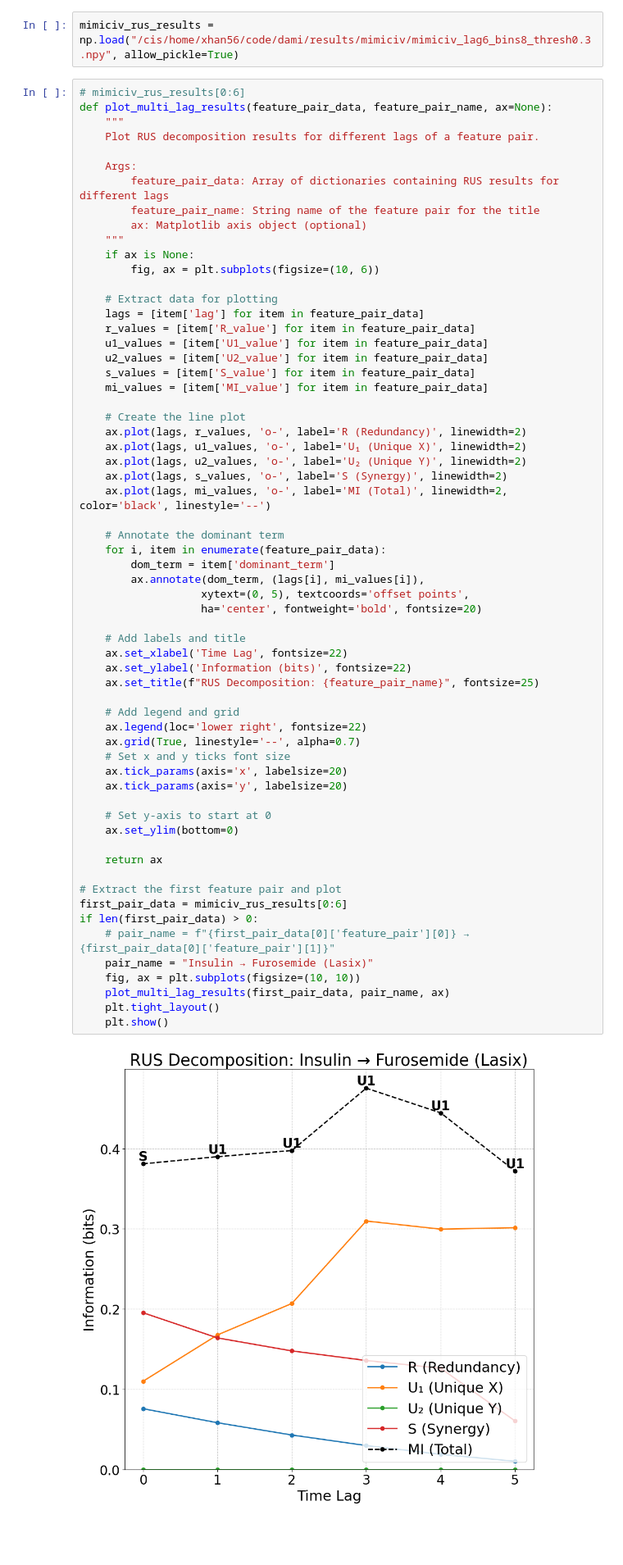
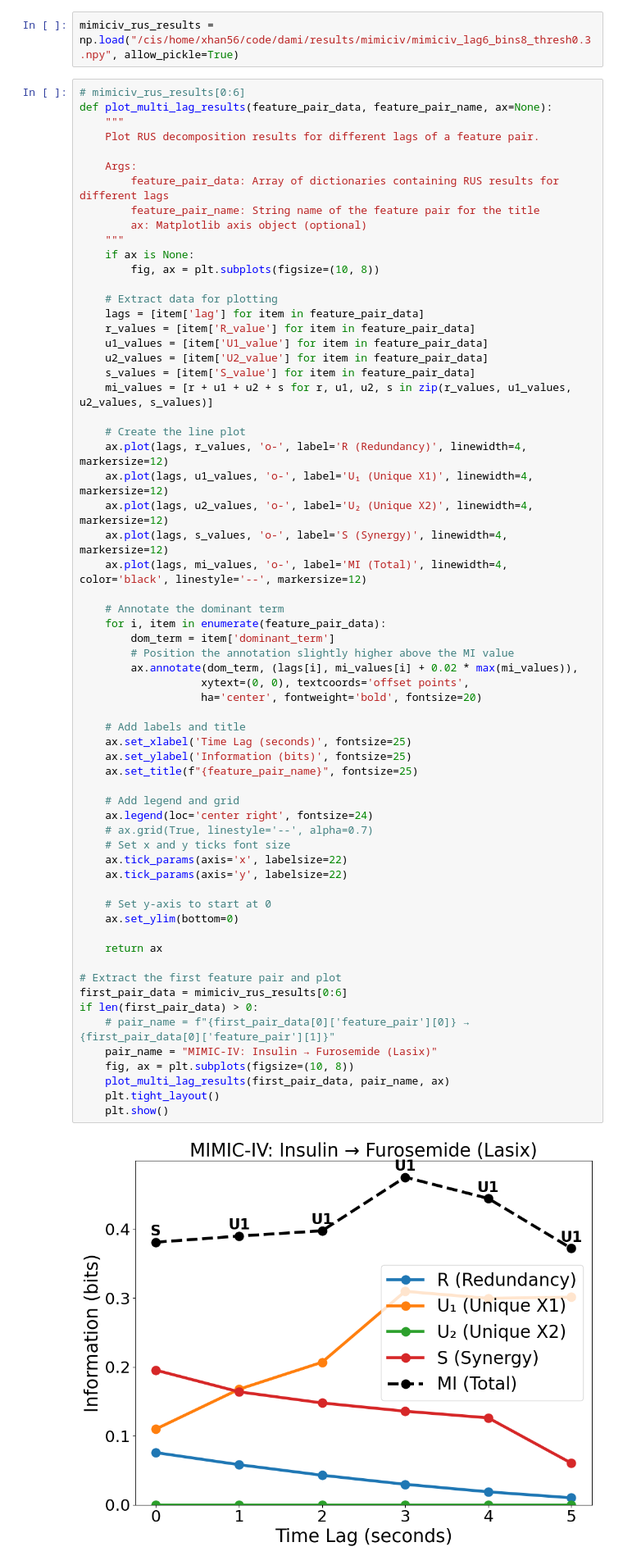
Before and after one commit to aaronhan223/dami, a Jupyter notebook: src/plots/analyze_mimiciv_rus.ipynb, the cells around one changed output. Shown at 82% size. Saved outputs shown, nothing was run; the diff lists cells and outputs as text; blank space fills up the shorter version.

Commit message:
updated plot functions

```diff
--- a/src/plots/analyze_mimiciv_rus.ipynb
+++ b/src/plots/analyze_mimiciv_rus.ipynb
@@ -181,55 +181,56 @@ def plot_multi_lag_results(feature_pair_data, feature_pair_name, ax=None):
         ax: Matplotlib axis object (optional)
     """
     if ax is None:
-        fig, ax = plt.subplots(figsize=(10, 6))
+        fig, ax = plt.subplots(figsize=(10, 8))
 
     # Extract data for plotting
     lags = [item['lag'] for item in feature_pair_data]
     r_values = [item['R_value'] for item in feature_pair_data]
     u1_values = [item['U1_value'] for item in feature_pair_data]
     u2_values = [item['U2_value'] for item in feature_pair_data]
     s_values = [item['S_value'] for item in feature_pair_data]
-    mi_values = [item['MI_value'] for item in feature_pair_data]
+    mi_values = [r + u1 + u2 + s for r, u1, u2, s in zip(r_values, u1_values, u2_values, s_values)]
 
     # Create the line plot
-    ax.plot(lags, r_values, 'o-', label='R (Redundancy)', linewidth=2)
-    ax.plot(lags, u1_values, 'o-', label='U₁ (Unique X)', linewidth=2)
-    ax.plot(lags, u2_values, 'o-', label='U₂ (Unique Y)', linewidth=2)
-    ax.plot(lags, s_values, 'o-', label='S (Synergy)', linewidth=2)
-    ax.plot(lags, mi_values, 'o-', label='MI (Total)', linewidth=2, color='black', linestyle='--')
+    ax.plot(lags, r_values, 'o-', label='R (Redundancy)', linewidth=4, markersize=12)
+    ax.plot(lags, u1_values, 'o-', label='U₁ (Unique X1)', linewidth=4, markersize=12)
+    ax.plot(lags, u2_values, 'o-', label='U₂ (Unique X2)', linewidth=4, markersize=12)
+    ax.plot(lags, s_values, 'o-', label='S (Synergy)', linewidth=4, markersize=12)
+    ax.plot(lags, mi_values, 'o-', label='MI (Total)', linewidth=4, color='black', linestyle='--', markersize=12)
 
     # Annotate the dominant term
     for i, item in enumerate(feature_pair_data):
         dom_term = item['dominant_term']
-        ax.annotate(dom_term, (lags[i], mi_values[i]),
-                   xytext=(0, 5), textcoords='offset points',
+        # Position the annotation slightly higher above the MI value
+        ax.annotate(dom_term, (lags[i], mi_values[i] + 0.02 * max(mi_values)),
+                   xytext=(0, 0), textcoords='offset points',
                    ha='center', fontweight='bold', fontsize=20)
 
     # Add labels and title
-    ax.set_xlabel('Time Lag', fontsize=22)
-    ax.set_ylabel('Information (bits)', fontsize=22)
-    ax.set_title(f"RUS Decomposition: {feature_pair_name}", fontsize=25)
+    ax.set_xlabel('Time Lag (seconds)', fontsize=25)
+    ax.set_ylabel('Information (bits)', fontsize=25)
+    ax.set_title(f"{feature_pair_name}", fontsize=25)
 
     # Add legend and grid
-    ax.legend(loc='lower right', fontsize=22)
-    ax.grid(True, linestyle='--', alpha=0.7)
+    ax.legend(loc='center right', fontsize=24)
+    # ax.grid(True, linestyle='--', alpha=0.7)
     # Set x and y ticks font size
-    ax.tick_params(axis='x', labelsize=20)
-    ax.tick_params(axis='y', labelsize=20)
+    ax.tick_params(axis='x', labelsize=22)
+    ax.tick_params(axis='y', labelsize=22)
 
     # Set y-axis to start at 0
     ax.set_ylim(bottom=0)
 
     return ax
 
 # Extract the first feature pair and plot
 first_pair_data = mimiciv_rus_results[0:6]
 if len(first_pair_data) > 0:
     # pair_name = f"{first_pair_data[0]['feature_pair'][0]} → {first_pair_data[0]['feature_pair'][1]}"
-    pair_name = "Insulin → Furosemide (Lasix)"
-    fig, ax = plt.subplots(figsize=(10, 10))
+    pair_name = "MIMIC-IV: Insulin → Furosemide (Lasix)"
+    fig, ax = plt.subplots(figsize=(10, 8))
     plot_multi_lag_results(first_pair_data, pair_name, ax)
     plt.tight_layout()
     plt.show()
 # %% [output]
-[figure, old version]
+[figure, new version]
```
Also changed, not shown: parts of 22 cells of this notebook, 3 other files.
